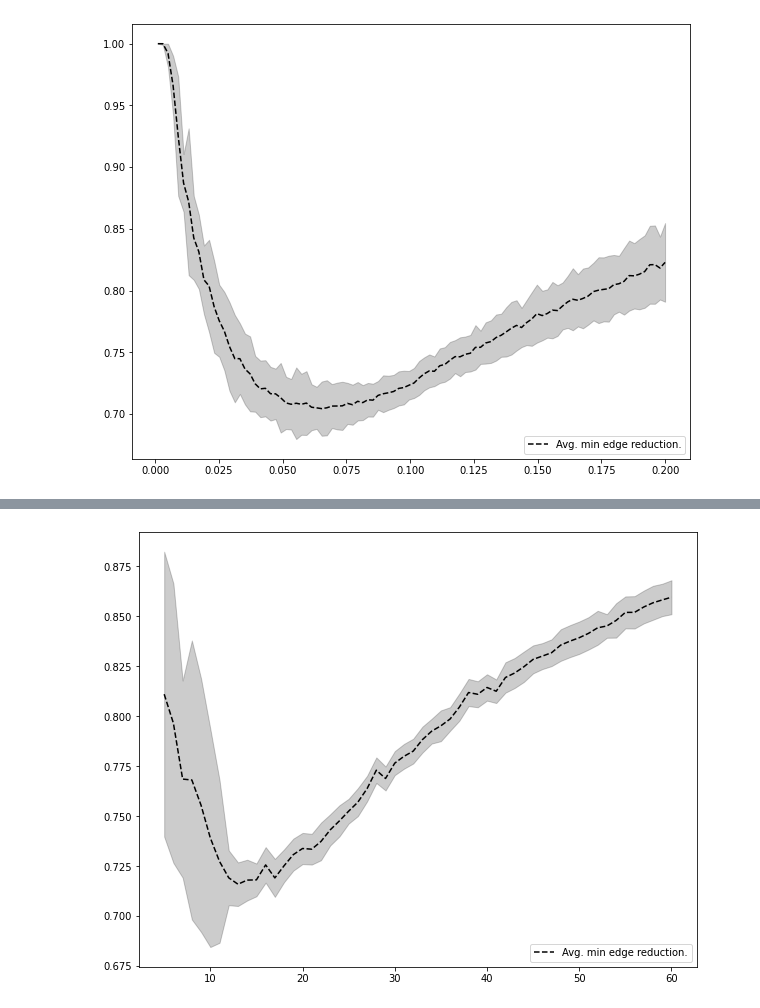
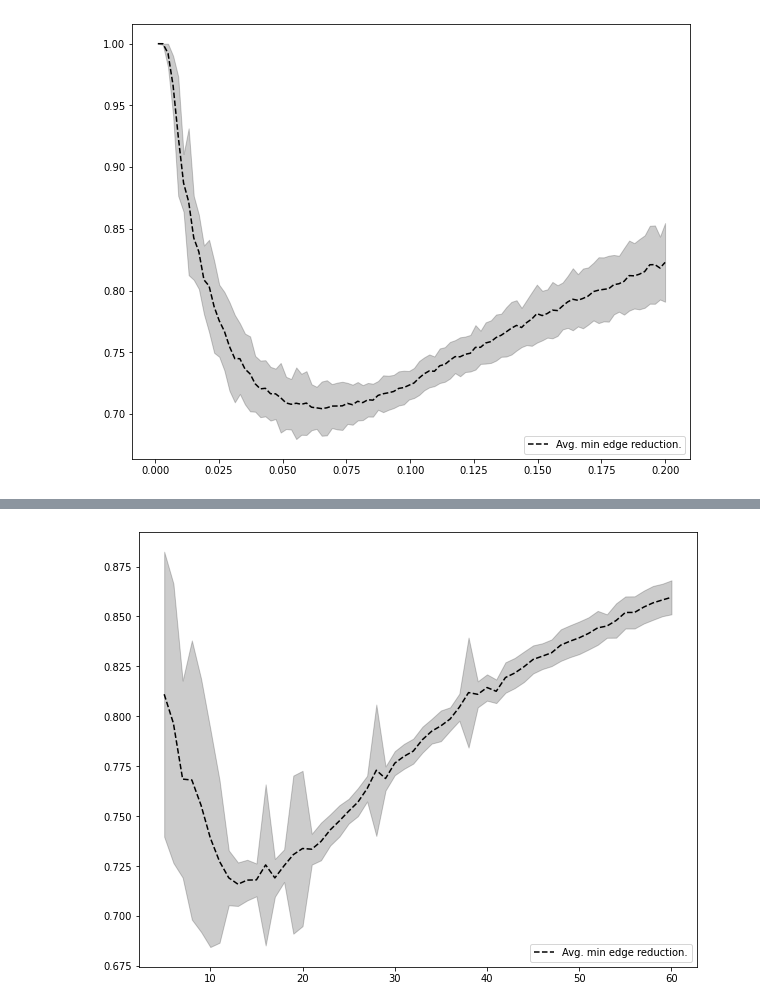
Before and after one commit to JimmyCalvoMonge/AdaptiveNetworks, a Jupyter notebook: network_experiments.ipynb, the cells around one changed output, grey strips where cells are left out. Drawn from its saved outputs; the diff is of its cells as text; code cells hidden in the pictures.

```diff
--- a/network_experiments.ipynb
+++ b/network_experiments.ipynb
@@ -1315,17 +1320,17 @@ plt.show()
 # %%
 df_ = pd.read_csv('./Data/bepidist_barabasi_albert_500_min_mean_effort.csv')
-df_['lower_effort'] = df_['mean_effort'] - std_list # df_['std_effort']
-df_['upper_effort'] = df_['mean_effort'] + std_list # df_['std_effort']
+df_['lower_effort'] = df_['mean_effort'] - df_['std_effort']
+df_['upper_effort'] = df_['mean_effort'] + df_['std_effort']
 df_['lower_effort'] = df_['lower_effort'].apply(lambda x: max(x, 0))
 df_['upper_effort'] = df_['upper_effort'].apply(lambda x: min(x, 1))
 plt.figure(figsize=(10,8))
 plt.plot(df_['m'], df_['mean_effort'], color = 'k',
          linestyle='dashed', label='Avg. min edge reduction.')
 plt.fill_between(df_['m'], df_['lower_effort'], df_['upper_effort'], color="k", alpha=0.2)
 plt.legend(loc="lower right")
 plt.show()
 # %% [output]
-[figure, old version]
+[figure, new version]
 # %%
 # print(f"""
 # mms = {{ {','.join([str(round(x,4)) for x in df_['m']])} }};
```
Also changed, not shown: parts of 1 cell of this notebook, 1 other file.
